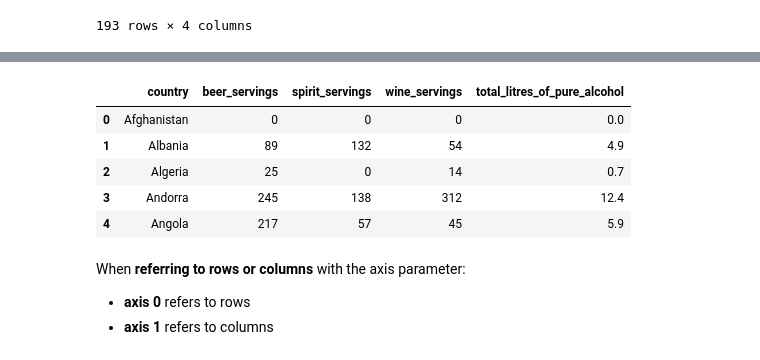
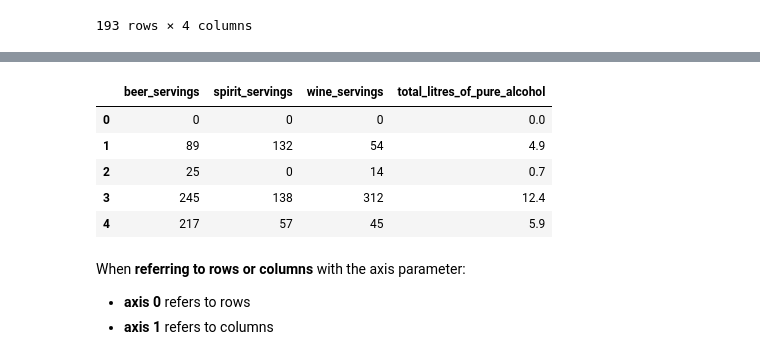
Before and after one commit to adiag321/Machine-Learning-Algorithms, a Jupyter notebook: 3 - Data Manipulation using Pandas/0_Data Analysis with Pandas CheatSheet.ipynb, the cells around one changed output, grey strips where cells are left out. Cells and saved outputs as stored; diff of their text form; code cells hidden in the pictures.

```diff
--- a/3 - Data Manipulation using Pandas/0_Data Analysis with Pandas CheatSheet.ipynb
+++ b/3 - Data Manipulation using Pandas/0_Data Analysis with Pandas CheatSheet.ipynb
@@ -525,13 +494,14 @@ drinks.head()
-# %%
-# drop a column (temporarily)
-drinks.drop('continent', axis=1).head()
-# %% [output]
-|  | country | beer_servings | spirit_servings | wine_servings | total_litres_of_pure_alcohol |
-| 0 | Afghanistan | 0 | 0 | 0 | 0.0 |
-| 1 | Albania | 89 | 132 | 54 | 4.9 |
-| 2 | Algeria | 25 | 0 | 14 | 0.7 |
-| 3 | Andorra | 245 | 138 | 312 | 12.4 |
-| 4 | Angola | 217 | 57 | 45 | 5.9 |
+# %%
+drinks = pd.read_csv('http://bit.ly/drinksbycountry')
+drinks.drop(['country','continent'], axis = 'columns', inplace = True)
+drinks.head()
+# %% [output]
+|  | beer_servings | spirit_servings | wine_servings | total_litres_of_pure_alcohol |
+| 0 | 0 | 0 | 0 | 0.0 |
+| 1 | 89 | 132 | 54 | 4.9 |
+| 2 | 25 | 0 | 14 | 0.7 |
+| 3 | 245 | 138 | 312 | 12.4 |
+| 4 | 217 | 57 | 45 | 5.9 |
 # %% [markdown]
 When **referring to rows or columns** with the axis parameter:
 
```
Also changed, not shown: parts of 193 cells of this notebook, 4 other files.
